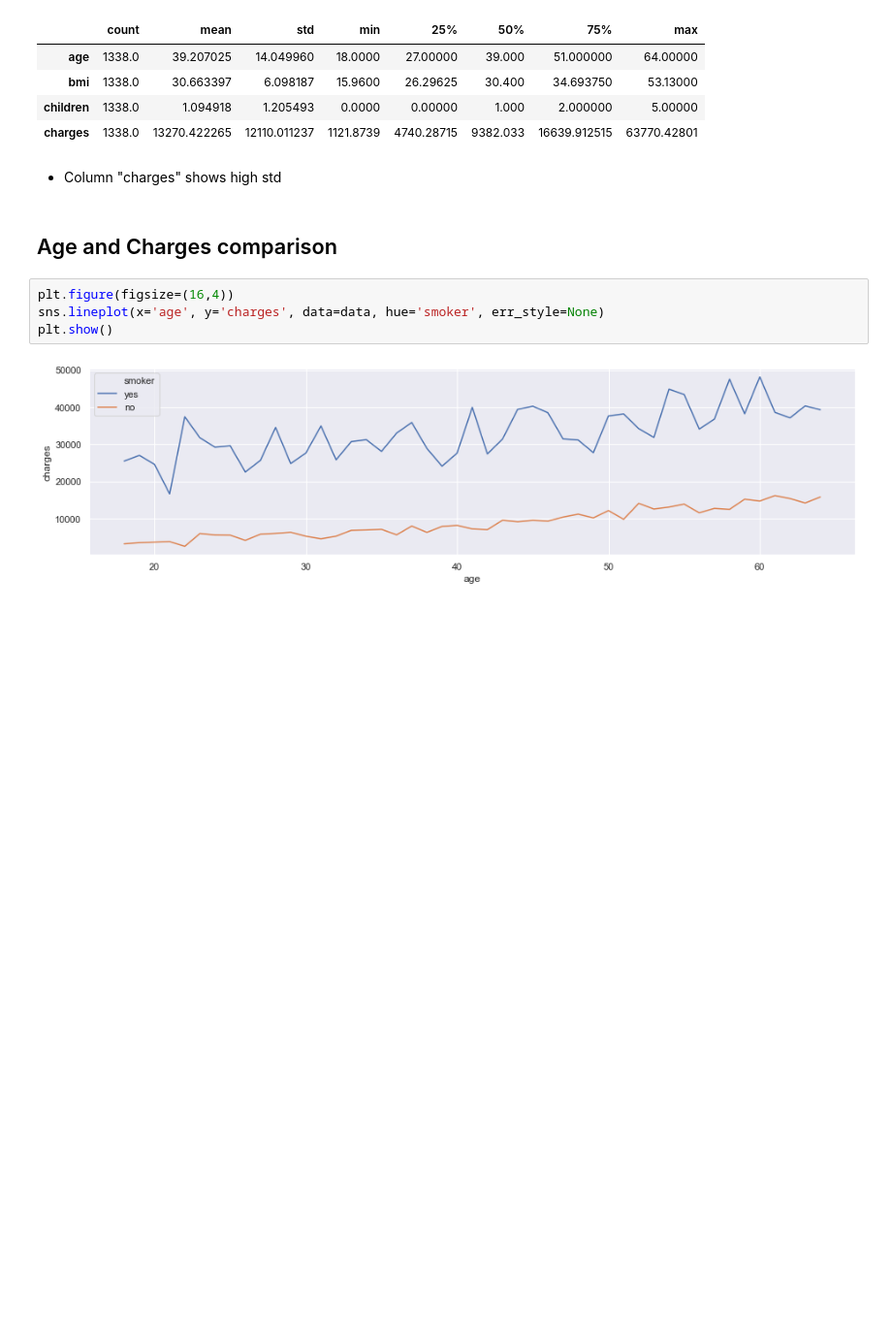
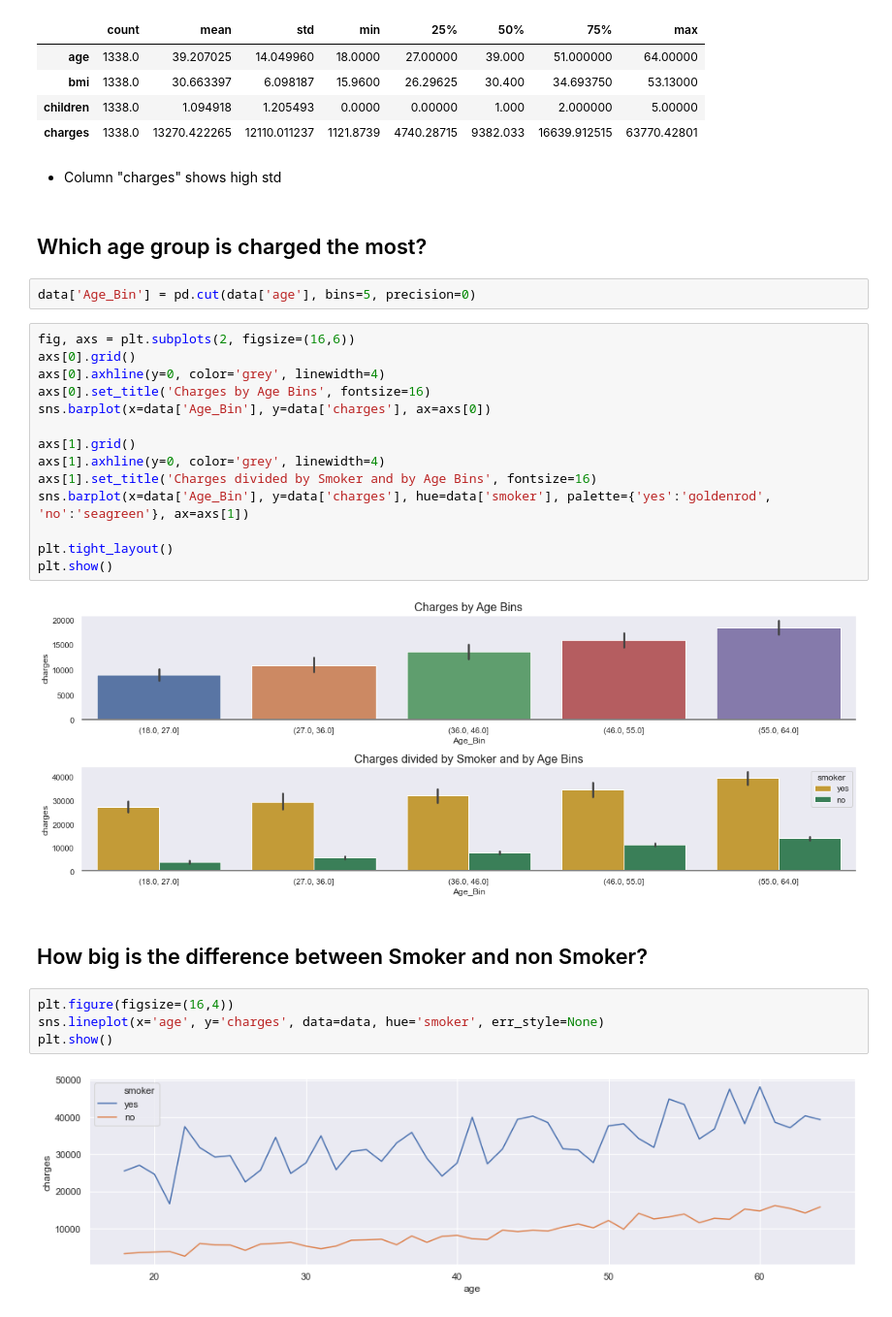
Before and after one commit to rm-kara/Medical-Insurance-Costs, a Jupyter notebook: med-costs.ipynb, the cells around one changed output. Shown: that part at 97% size. Cells and saved outputs as stored; diff of their text form; blank space fills up the shorter version.

```diff
--- a/med-costs.ipynb
+++ b/med-costs.ipynb
@@ -61,8 +62,28 @@ data.describe().T
 | charges | 1338.0 | 13270.422265 | 12110.011237 | 1121.8739 | 4740.28715 | 9382.033 | 16639.912515 | 63770.42801 |
 # %% [markdown]
 * Column "charges" shows high std
-# %% [markdown]
-## Age and Charges comparison
+# %% [markdown]
+## Which age group is charged the most?
+# %%
+data['Age_Bin'] = pd.cut(data['age'], bins=5, precision=0)
+# %%
+fig, axs = plt.subplots(2, figsize=(16,6))
+axs[0].grid()
+axs[0].axhline(y=0, color='grey', linewidth=4)
+axs[0].set_title('Charges by Age Bins', fontsize=16)
+sns.barplot(x=data['Age_Bin'], y=data['charges'], ax=axs[0])
+
+axs[1].grid()
+axs[1].axhline(y=0, color='grey', linewidth=4)
+axs[1].set_title('Charges divided by Smoker and by Age Bins', fontsize=16)
+sns.barplot(x=data['Age_Bin'], y=data['charges'], hue=data['smoker'], palette={'yes':'goldenrod', 'no':'seagreen'}, ax=axs[1])
+
+plt.tight_layout()
+plt.show()
+# %% [output]
+[figure, added]
+# %% [markdown]
+## How big is the difference between Smoker and non Smoker?
 # %%
 plt.figure(figsize=(16,4))
 sns.lineplot(x='age', y='charges', data=data, hue='smoker', err_style=None)
```
Also changed, not shown: parts of 13 cells of this notebook, 1 other file.
